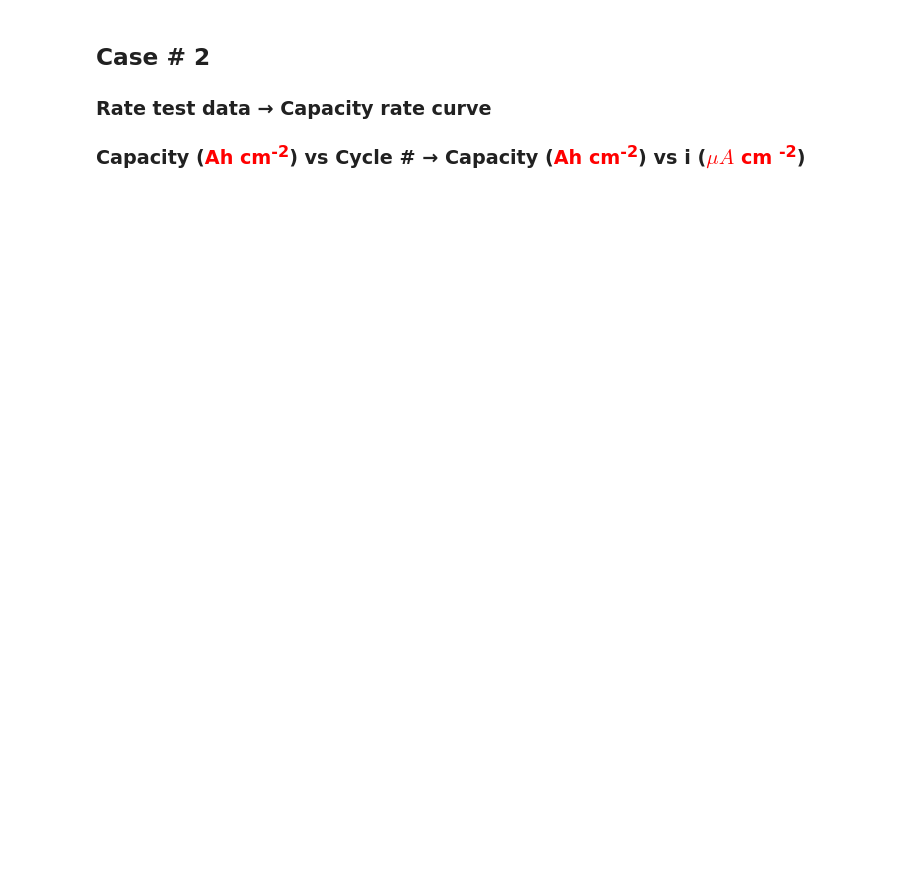
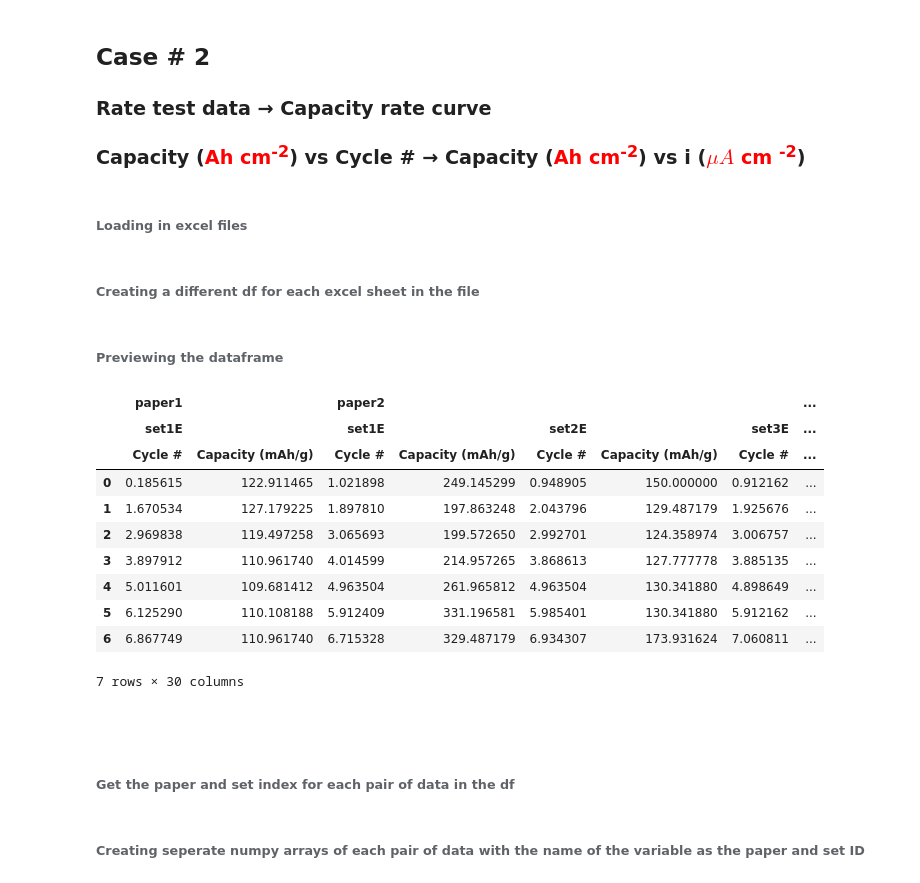
Before and after one commit to BatteryDesign/BatteryRateCap, a Jupyter notebook: Demo/Data_Conversion.ipynb, the cells around one changed output. Cells and saved outputs as stored; diff of their text form; code cells hidden in the pictures; blank space fills up the shorter version.

```diff
--- a/Demo/Data_Conversion.ipynb
+++ b/Demo/Data_Conversion.ipynb
@@ -97,3 +102,5 @@ saved succesfully to~/capstone_spring_2021/3DLi-ionbattery/Demo/Excelfile_ex.xls
 ## Case # 2
 ### Rate test data &#8594; Capacity rate curve
 ### Capacity (<font color=red>Ah cm<sup>-2</sup></font>) vs Cycle #  &#8594; Capacity (<font color=red>Ah cm<sup>-2</sup></font>) vs i (<font color=red>$\mu A$ cm <sup>-2</sup></font>)
+# %% [markdown]
+###### Loading in excel files
@@ -99,0 +110,2 @@ saved succesfully to~/capstone_spring_2021/3DLi-ionbattery/Demo/Excelfile_ex.xls
+# %% [markdown]
+###### Creating a different df for each excel sheet in the file
@@ -99,0 +115,20 @@ saved succesfully to~/capstone_spring_2021/3DLi-ionbattery/Demo/Excelfile_ex.xls
+# %% [markdown]
+###### Previewing the dataframe
+# %%
+battery_performance_4_CapacityCycle.head(7)
+# %% [output]
+|  | paper1 |  | paper2 |  |  |  |  | ... |
+|  | set1E |  | set1E |  | set2E |  | set3E | ... |
+|  | Cycle # | Capacity (mAh/g) | Cycle # | Capacity (mAh/g) | Cycle # | Capacity (mAh/g) | Cycle # | ... |
+| 0 | 0.185615 | 122.911465 | 1.021898 | 249.145299 | 0.948905 | 150.000000 | 0.912162 | ... |
+| 1 | 1.670534 | 127.179225 | 1.897810 | 197.863248 | 2.043796 | 129.487179 | 1.925676 | ... |
+| 2 | 2.969838 | 119.497258 | 3.065693 | 199.572650 | 2.992701 | 124.358974 | 3.006757 | ... |
+| 3 | 3.897912 | 110.961740 | 4.014599 | 214.957265 | 3.868613 | 127.777778 | 3.885135 | ... |
+| 4 | 5.011601 | 109.681412 | 4.963504 | 261.965812 | 4.963504 | 130.341880 | 4.898649 | ... |
+| 5 | 6.125290 | 110.108188 | 5.912409 | 331.196581 | 5.985401 | 130.341880 | 5.912162 | ... |
+| 6 | 6.867749 | 110.961740 | 6.715328 | 329.487179 | 6.934307 | 173.931624 | 7.060811 | ... |
+7 rows × 30 columns
+# %% [markdown]
+######
+# %% [markdown]
+###### Get the paper and set index for each pair of data in the df
@@ -99,0 +141,2 @@ saved succesfully to~/capstone_spring_2021/3DLi-ionbattery/Demo/Excelfile_ex.xls
+# %% [markdown]
+###### Creating seperate numpy arrays of each pair of data with the name of the variable as the paper and set ID
```
Also changed, not shown: parts of 23 cells of this notebook.
